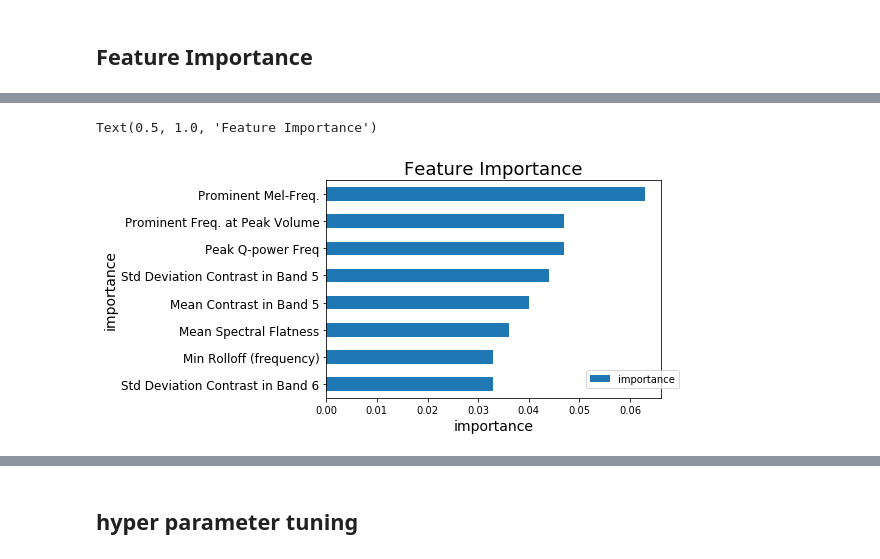
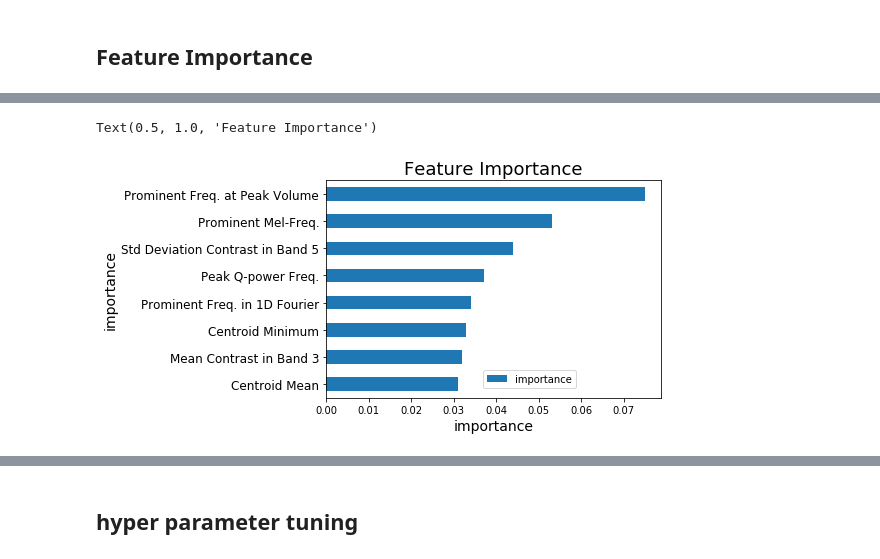
Before and after one commit to chrisseymour/birdsounder-model, a Jupyter notebook: DeployModel.ipynb, the cells around one changed output, grey strips where cells are left out. Cells and saved outputs as stored; diff of their text form; code cells hidden in the pictures.

```diff
--- a/DeployModel.ipynb
+++ b/DeployModel.ipynb
@@ -3,7 +7,7 @@
 import pandas as pd
 
 #previous files 'bird_train.csv' 'bird_train_test.csv' 'brid_train (copy).csv'
-filename =  'bird_train_2_6.csv' #'bird_train_2_6_all.csv'#
+filename =  'bird_train_June22.csv' #'bird_train_2_6.csv' #'bird_train_2_6_all.csv' #
 filename = '/'.join( ('feature_tables',  filename) )
 data = pd.read_csv(filename)
 data.columns = [dd.strip('\n').strip() for dd in data.columns]
@@ -159,0 +162,16 @@ dump(cbg, 'cbg_model_tuned.joblib')
+# %%
+def Normalize(dframe, kind='zscore' ):
+    ### DataFrame.std(self, axis=None, skipna=None, level=None, ddof=1, numeric_only=None, **kwargs)
+    data_std = dframe.std()
+    ### DataFrame.mean(self, axis=None, skipna=None, level=None, numeric_only=None, **kwargs
+    data_mean = dframe.mean()
+    data_range = dframe.max()-dframe.min()
+    #print(data_mean)
+    #print(data_range)
+    if kind=='mean':
+        data_norm = (dframe - data_mean)/data_range #Mean Normalization
+    else:
+        data_norm = (dframe - data_mean)/data_std #Standardization (Z-score Normalization)
+    return data_norm
+
+data = Normalize(data)
@@ -186,6 +208,7 @@ from sklearn.ensemble import GradientBoostingClassifier
 #recalls
 params_noBE = {'learning_rate': 0.2, 'loss': 'deviance', 'max_depth': 4, 'n_estimators': 125} #best params for 2_6 no bald
 params_recall_2_6 = {'learning_rate': 0.2, 'loss': 'deviance', 'max_depth': 4, 'n_estimators': 150}
-params_prec = {'learning_rate': 0.2, 'loss': 'deviance', 'max_depth': 4, 'n_estimators': 200} #prec hyper-tuned for v2 9_species
-params = {'learning_rate': 0.2, 'loss': 'deviance', 'max_depth': 6, 'n_estimators': 150} #params hyper-tuned for v2 (9 birds 14 features)
-cbg = GradientBoostingClassifier( **params_noBE )# **params_recall_2_6 )
+
+params = params_noBE
+
+cbg = GradientBoostingClassifier(  **params, random_state=700 )# **params_recall_2_6 )
@@ -235,27 +228,31 @@ pd.DataFrame( y_resampled )[0].value_counts(), pd.DataFrame(y)[0].value_counts()
 # %%
 #loop through a series of splits to score the model and check the consistency across splits
 from sklearn.model_selection import StratifiedShuffleSplit
-sss = StratifiedShuffleSplit(n_splits=1, test_size=0.7, random_state=700) #145 userd for <200 #122 for <100 and<300
+sss = StratifiedShuffleSplit(n_splits=1, test_size=0.2, random_state=700) #145 userd for <200 #122 for <100 and<300
 from sklearn.metrics import classification_report
+import time
 
 ds = []
 outdict = True
 resample = True
 
-
 for train_index, test_index in sss.split(X, y):
     X_train, X_test = X[train_index], X[test_index]
     y_train, y_test = y[train_index], y[test_index]
+
+    start_time = time.time()
     if resample:
-        X_train, y_train = SMOTE().fit_resample(X_train, y_train)
+        #print('before resample', X_train.shape, X_test.shape)
+        X_train, y_train = SMOTE(random_state=700).fit_resample(X_train, y_train)
+        #print('after resample', X_train.shape, X_test.shape)
 
     cbg.fit(X_train, y_train)
     y_pred = cbg.predict( X_test )
-    #confusion_matrix = MakeConfusionMatrix( y_test, y_pred )
-    #PrintConfusionMatrix(confusion_matrix.values, confusion_matrix.columns, normalize=True);
     print(GetF1Scores( y_test, y_pred ) )
     CR = classification_report(y_test, y_pred, output_dict=outdict )
     if not outdict:
         print( CR )
     ds.append( CR )#classification_report(y_test, y_pred))#, output_dict=True ) )
+
+    print('train time:', time.time()-start_time)
 # %% [output]
@@ -441,29 +451,30 @@ Text(0.5, 1.0, 'Feature Importance')
 # %%
 #only plot the top few features...
 dfin = []
 i=0
 for feat,imp in sorted( zip(data.columns, cbg.feature_importances_), key=lambda l:l[1]):#, reverse=True):
     #zxprint(feat.strip(), '{:.3f}'.format(imp) )
     dfin.append( (feat.strip(), '{:.3f}'.format(imp)) )
     #if i==4: break
     #i+=1
 
-df = pd.DataFrame(dfin)[-8:]#.drop(np.arange(4,40))
+n_features = 8
+df = pd.DataFrame(dfin)[-n_features:]#.drop(np.arange(4,40))
 df.columns = 'features', 'importance'
 #df.set_index('features', drop=True, inplace=True)/
 df.importance = df.importance.astype(float)
 f,ax = plt.subplots()#figsize=(10,16) )
 
 df.plot.barh(x='features', y='importance', ax=ax ).legend(bbox_to_anchor=(0.76, 0.15))
 #ax.set_yticklabels(reversed( ('Prominent Freq. at Peak Volume', 'Std Deviation Contrast in Band 6', 'Mean Contrast in Band 4', 'Std Deviation Contrast in Band 6', 'Max Contrast Band 6', 'Std Deviation Contrast in Band 5' ) ), fontsize=12)
-ax.set_yticklabels(reversed( ('Prominent Mel-Freq.', 'Prominent Freq. at Peak Volume', 'Peak Q-power Freq', 'Std Deviation Contrast in Band 5', 'Mean Contrast in Band 5', 'Mean Spectral Flatness', 'Min Rolloff (frequency)', 'Std Deviation Contrast in Band 6' ) ), fontsize=12)
+ax.set_yticklabels(reversed( ('Prominent Freq. at Peak Volume','Prominent Mel-Freq.','Std Deviation Contrast in Band 5','Peak Q-power Freq.',  'Prominent Freq. in 1D Fourier', 'Centroid Minimum', 'Mean Contrast in Band 3', 'Centroid Mean' ) ), fontsize=12)
 #corresponding = 'ampmax_0 std_cont6 mean_cont4 std_cont4 max_cont6 std_cont5'.split()
 ax.set_ylabel('importance', fontsize=14)
 ax.set_xlabel('importance', fontsize=14)
 ax.set_title( 'Feature Importance', fontsize=18 )
 # %% [output]
 Text(0.5, 1.0, 'Feature Importance')
-[figure, old version]
+[figure, new version]
 # %%
 #check the classes trained by the model
 #cbg.classes_
```
Also changed, not shown: parts of 42 cells of this notebook.
